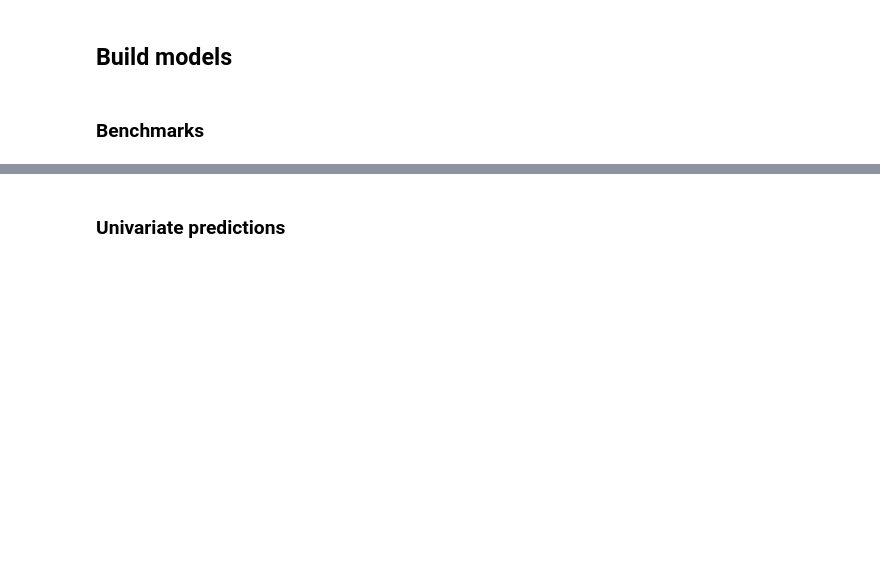
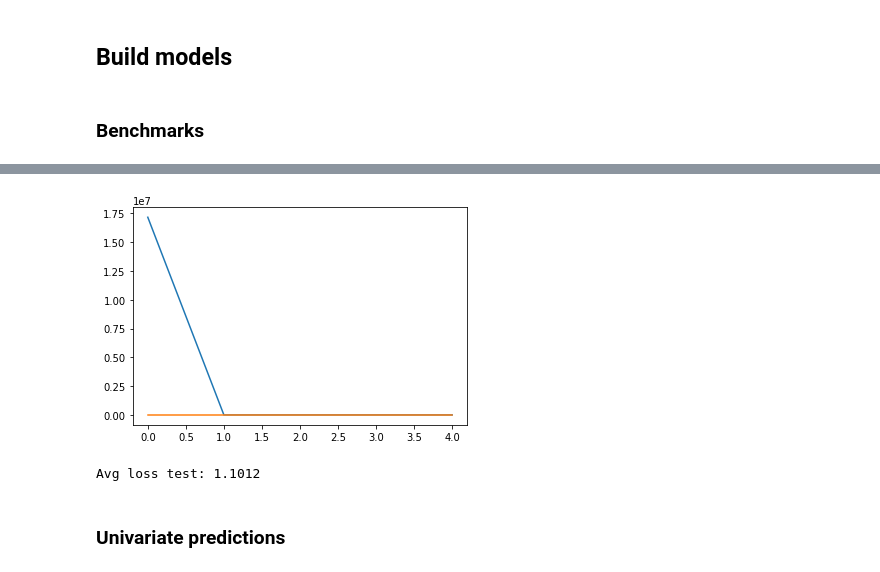
Before and after one commit to AlexisBogroff/Contests, a Jupyter notebook: Predictions/Emergency_housing/data_exploration.ipynb, the cells around one changed output, grey strips where cells are left out. Saved outputs shown, nothing was run; the diff lists cells and outputs as text; code cells hidden in the pictures; blank space fills up the shorter version.

Commit message:
Full chain working properly - added torch NN

```diff
--- a/Predictions/Emergency_housing/data_exploration.ipynb
+++ b/Predictions/Emergency_housing/data_exploration.ipynb
@@ -581,0 +582,5 @@ analyze_test.impute_na()
+# %%
+# For the purpose of the competition, is it expected to be used?
+if FUTURE_PRED:
+    analyze_train.df.drop('answer_creation_date', axis=1, inplace=True)
+    analyze_test.df.drop('answer_creation_date', axis=1, inplace=True)
@@ -582,3 +593,8 @@ analyze_test.impute_na()
+# %%
+if FUTURE_PRED:
+    # Drop samples with year < 2015
+    old_samples = analyze_train.df[analyze_train.df.group_creation_date.dt.year < 2015]
+    analyze_train.df.drop(old_samples.index, axis=0, inplace=True)
 # %% [markdown]
 ### Gender
 
@@ -662,0 +832,28 @@ dumb_preds_test[:,2] = .02
+# %%
+class Net(nn.Module):
+    def __init__(self, layers):
+        super(Net, self).__init__()
+        self.hidden_layers = nn.ModuleList()
+
+        for input_size, output_size in zip(layers, layers[1:]):
+            self.hidden_layers.append(nn.Linear(input_size, output_size))
+
+    def forward(self, activation):
+        for i_layer, linear_transform in enumerate(self.hidden_layers):
+            if i_layer < len(self.hidden_layers) - 1:
+                activation = torch.relu(linear_transform(activation))
+            else:
+                activation = linear_transform(activation)
+        return activation
+
+layers = [analyze_train.df.columns.size-1, 35, 25, 10, 4]
+model = Net(layers)
+# %%
+# Reinitialize weights
+optimizer = optim.SGD(model.parameters(), lr=0.3, momentum=0.1)
+
+# Reset loss history
+loss_epochs = {
+    'train': [],
+    'eval': []
+    }
@@ -663,3 +940,35 @@ dumb_preds_test[:,2] = .02
+# %%
+plt.plot(loss_epochs['train'])
+plt.plot(loss_epochs['eval'])
+plt.show()
+# %% [output]
+[figure, added]
+# %%
+# Lists batchs loss
+loss_batchs = {
+    'test': []
+    }
+
+# Test set
+# --------
+for n_batch, (x, labels) in enumerate(dataloader_test):
+    # Predict on the test set
+    predictions = model(x)
+
+    # Compute batch loss
+    loss = criterion(predictions, labels)
+
+    # Add batch loss to the list of current epoch
+    loss_batchs['test'].append(round(loss.item(), 4))
+
+
+# Compute train and test losses for the epoch, and add to epochs list
+loss_test = torch.tensor(loss_batchs['test'], dtype=float).mean()
+loss_test = round(loss_test.item(), 4)
+
+print(f"Avg loss test: {loss_test}\n")
+# %% [output]
+Avg loss test: 1.1012
 # %% [markdown]
 ### Univariate predictions
 # %% [markdown]
```
Also changed, not shown: parts of 66 cells of this notebook.
